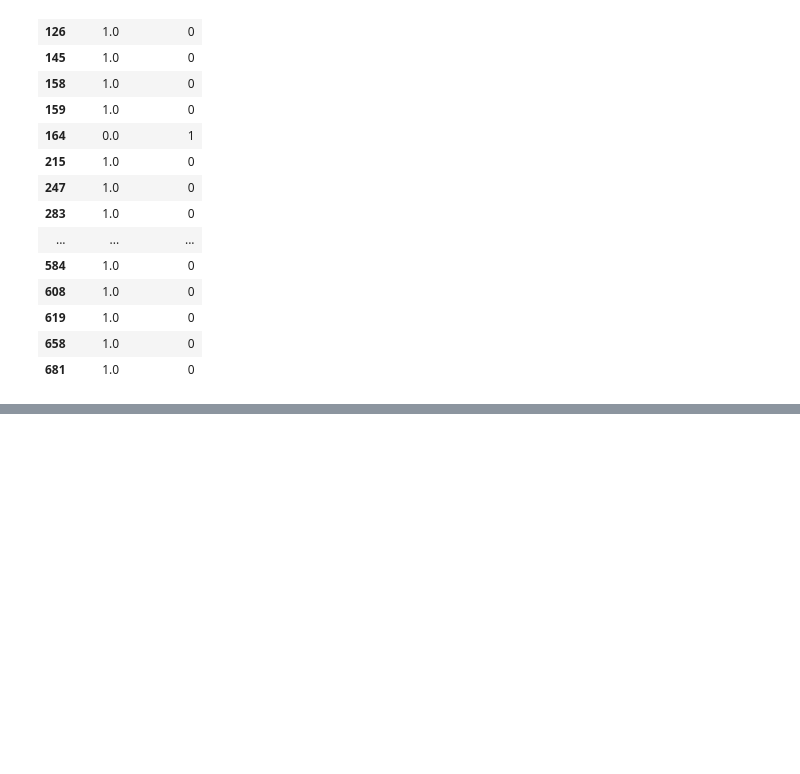
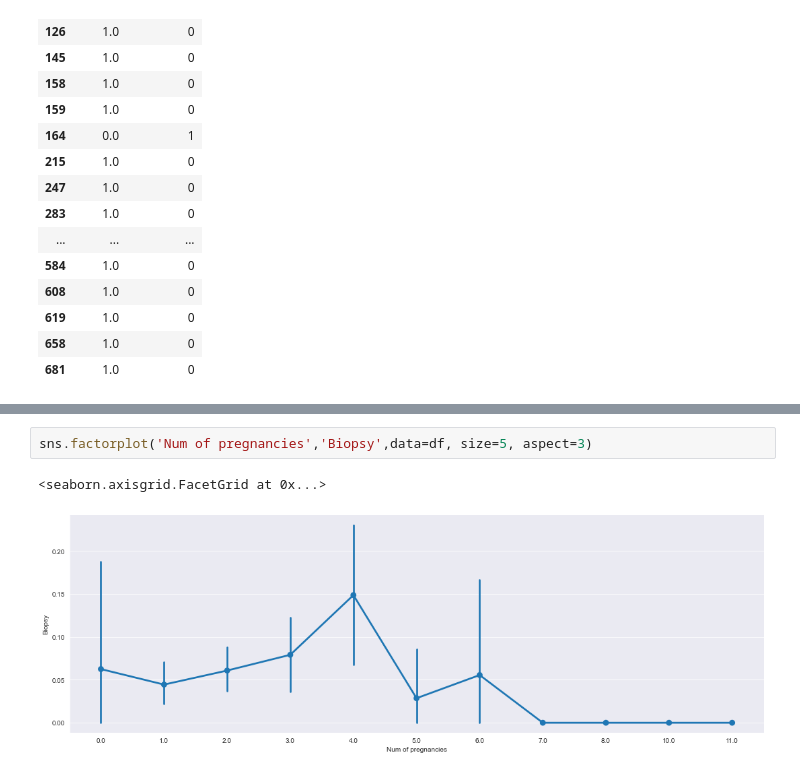
Before and after one commit to monta0315/data_science, a Jupyter notebook: Kernel 1/using Keras to build models.ipynb, the cells around one changed output, grey strips where cells are left out. Saved outputs shown, nothing was run; the diff lists cells and outputs as text; blank space fills up the shorter version.

```diff
--- a/Kernel 1/using Keras to build models.ipynb
+++ b/Kernel 1/using Keras to build models.ipynb
@@ -574,0 +604,5 @@ false_negative_rate:  0.5957446808510638
+# %%
+sns.factorplot('Num of pregnancies','Biopsy',data=df, size=5, aspect=3)
+# %% [output]
+<seaborn.axisgrid.FacetGrid at 0x...>
+[figure, added]
```
Also changed, not shown: parts of 27 cells of this notebook, 2 other files.
